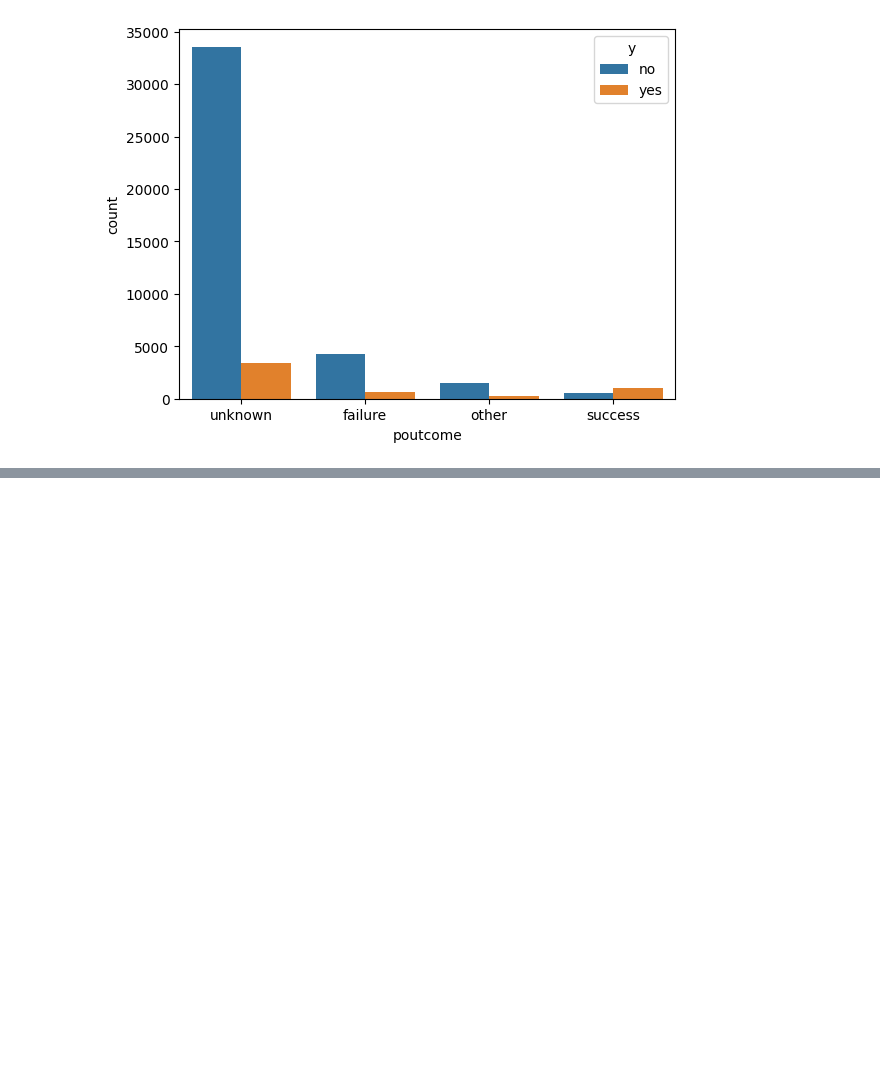
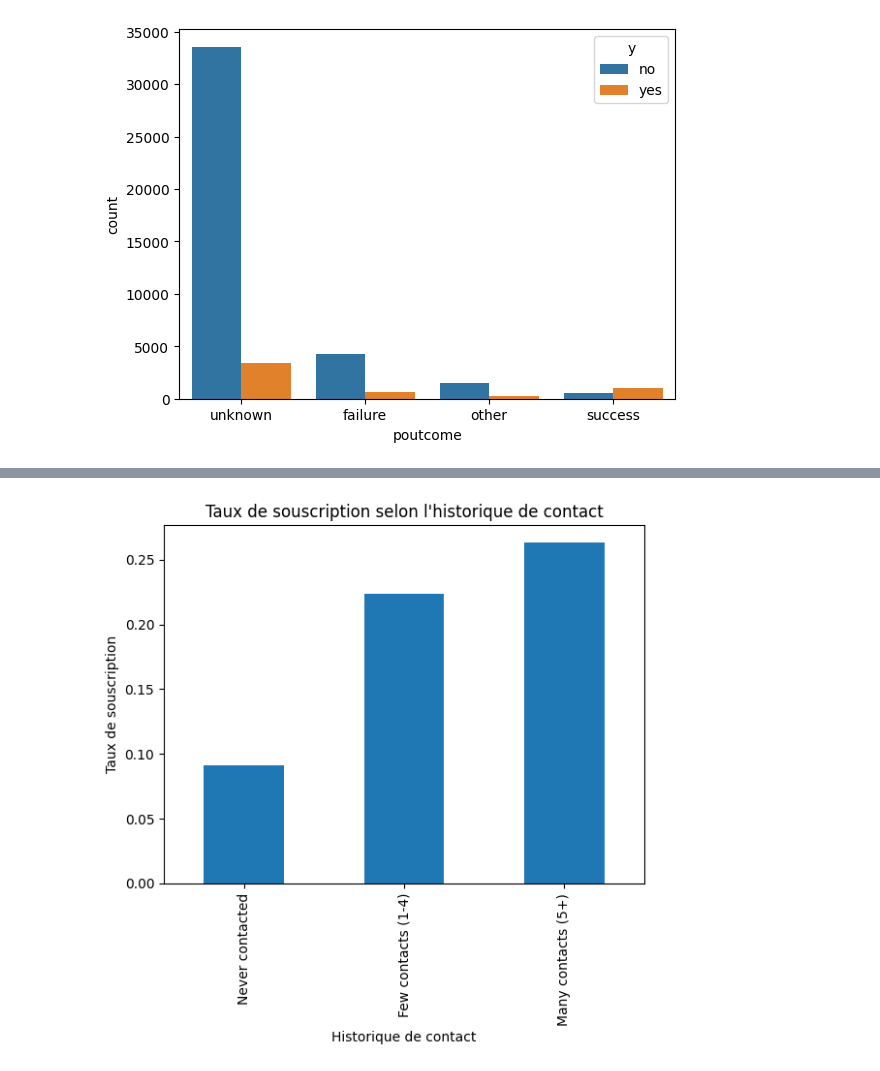
Before and after one commit to yvannerosane/Projet1, a Jupyter notebook: Notebook.ipynb, the cells around one changed output, grey strips where cells are left out. Saved outputs shown, nothing was run; the diff lists cells and outputs as text; code cells hidden in the pictures; blank space fills up the shorter version.

```diff
--- a/Notebook.ipynb
+++ b/Notebook.ipynb
@@ -173,0 +205,10 @@ plt.show()
+# %%
+data["previous_contact_group"] = pd.cut(
+    data["previous"],
+    bins=[-1, 0, 4, 100],
+    labels=[
+        "Never contacted",
+        "Few contacts (1-4)",
+        "Many contacts (5+)"
+    ]
+)
@@ -264,2 +300,0 @@ data["age_group"] = pd.cut(
-# %%
-data["contacted_before"] = data["pdays"].apply(lambda x: 0 if x == -1 else 1)
@@ -269,0 +307,8 @@ data["has_debt"] = ((data["housing"]=="yes") | (data["loan"]=="yes")).astype(int
+# %%
+subscription_rate = (
+    data.groupby("previous_contact_group")["y"]
+    .value_counts(normalize=True)
+    .unstack()
+)
+
+subscription_rate
@@ -269,0 +321,10 @@ data["has_debt"] = ((data["housing"]=="yes") | (data["loan"]=="yes")).astype(int
+# %%
+subscription_rate["yes"].plot(kind="bar")
+
+plt.title("Taux de souscription selon l'historique de contact")
+plt.xlabel("Historique de contact")
+plt.ylabel("Taux de souscription")
+
+plt.show()
+# %% [output]
+[figure, added]
```
Also changed, not shown: parts of 38 cells of this notebook.
